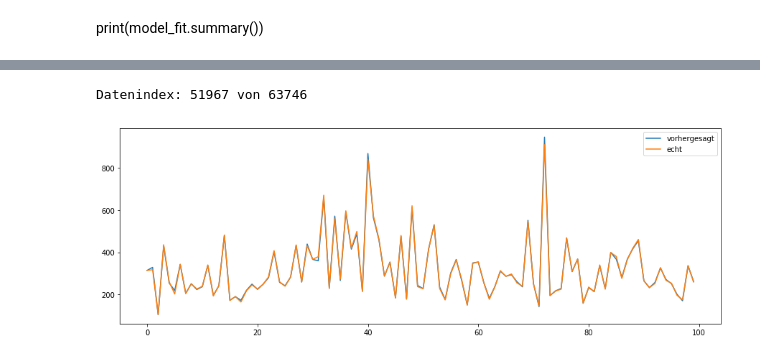
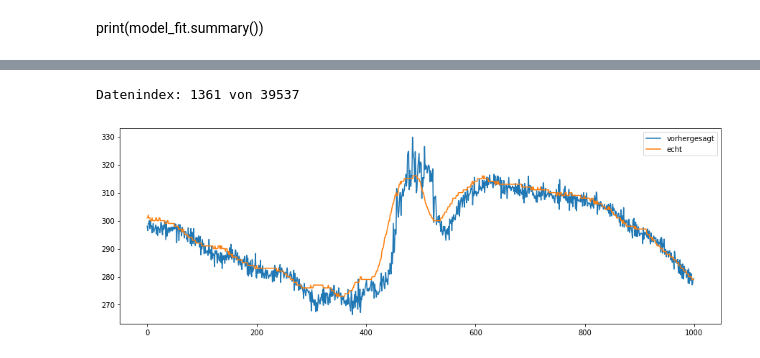
Before and after one commit to TaleOfFriendship/rhine, a Jupyter notebook: RhineLevel2501.ipynb, the cells around one changed output, grey strips where cells are left out. Cells and saved outputs as stored; diff of their text form; code cells hidden in the pictures.

Commit message:
Add files via upload
Made the Timeseriessplit work with the rest of the code

```diff
--- a/RhineLevel2501.ipynb
+++ b/RhineLevel2501.ipynb
@@ -249,15 +252,13 @@ no_NaN_df_subdata = no_NaN_df_subdata[::4,:] # erstmal reduzieren auf stündlich
 # %%
 # Erstelle einzelne Datenpunkte
-differenced_no_NaN_df_subdata = np.diff(no_NaN_df_subdata, n=1, axis=0)
-independent_variable = np.c_[differenced_no_NaN_df_subdata[:-12], no_NaN_df_subdata[1:-12,:]] # verknüpfen
+independent_variable = np.c_[differenced_no_NaN_df_subdata[:-48], no_NaN_df_subdata[1:-48,:]] # verknüpfen
 
 dependent_variable = no_NaN_df[['Bonn']].values
-dependent_variable = dependent_variable[::4]
 """
 Zielvariable anpassen. Der erste Datenpunkt fällt weg wegen der Differenzierung
-und 12 weitere wegen dem Vorhersageintervall von 12 Stunden.
+und 48 weitere wegen dem Vorhersageintervall von 12 Stunden.
 """
-dependent_variable_reduced = dependent_variable[13:]
+dependent_variable_reduced = dependent_variable[49:]
 # %%
 differenced_no_NaN_df_subdata # Differenz sehr grob
 # %% [output]
@@ -279,6 +272 @@ np.random.shuffle(shuffled_indices)
-# %%
-independent_variable_train = independent_variable[(shuffled_indices_train)]
-dependent_variable_train = dependent_variable_reduced[(shuffled_indices_train)]
-independent_variable_test = independent_variable[(shuffled_indices_test)]
-dependent_variable_test = dependent_variable_reduced[(shuffled_indices_test)]
 # %%
@@ -295,0 +299,20 @@ array([[  1.,  -1.,   4., ..., 189., 150., 208.],
+# %%
+#timeseriessplit model
+
+from sklearn.model_selection import TimeSeriesSplit
+
+number_splits = 20
+ts=TimeSeriesSplit(n_splits=number_splits)
+
+for train_index, test_index in ts.split(independent_variable):
+    #create train and test set
+    independent_variable_train = independent_variable[train_index]
+    independent_variable_test = independent_variable[test_index]
+    dependent_variable_train = dependent_variable_reduced[train_index]
+    dependent_variable_test = dependent_variable_reduced[test_index]
+    #fit linear regression model
+    reg = LinearRegression(fit_intercept=True, normalize =True)
+    regression_model_fit = reg.fit(independent_variable_train, dependent_variable_train)
+    #prediction on test set
+    prediction_regression_model=reg.predict(independent_variable_test)
+    print(np.sum(((prediction_regression_model-dependent_variable_test)**2))/dependent_variable_test.size)
@@ -296,3 +348,6 @@ array([[  1.,  -1.,   4., ..., 189., 150., 208.],
 # %%
-regression_model = LinearRegression(fit_intercept=True, normalize =True)
-regression_model_fit = regression_model.fit(independent_variable_train, dependent_variable_train)
+"""
+Rauskommentiert weil: Wir machen das im timeserissplit Fenster
+"""
+#regression_model = LinearRegression(fit_intercept=True, normalize =True)
+#regression_model_fit = regression_model.fit(independent_variable_train, dependent_variable_train)
@@ -349,15 +394,15 @@ Text(0, 0.5, 'vorhergesagter Wasserstand')
 # %%
 # plot echte Zeitreihe <=> vorhergesagte Zeitreihe
-k = 100 # Länge vom geplotteten Intervall
+k = 1000 # Länge vom geplotteten Intervall
 zuf_ausschnitt = np.random.randint(0,len(residuals_regression)-k)
 figure(figsize = (15,5))
 vorhergesagt = plt.plot(np.arange(0, min(k,len(residuals_regression))),
                         prediction_regression_model[zuf_ausschnitt:min(len(residuals_regression),zuf_ausschnitt+k)],
                         label = 'vorhergesagt')
 echt = plt.plot(np.arange(0, min(k,len(residuals_regression))),
                 dependent_variable_test[zuf_ausschnitt:min(len(residuals_regression),zuf_ausschnitt+k)], label = 'echt')
 plt.legend()
 print("Datenindex:",zuf_ausschnitt ,"von", len(residuals_regression)-k)
 # %% [output]
-Datenindex: 51967 von 63746
+Datenindex: 1361 von 39537
-[figure, old version]
+[figure, new version]
```
Also changed, not shown: parts of 19 cells of this notebook.
